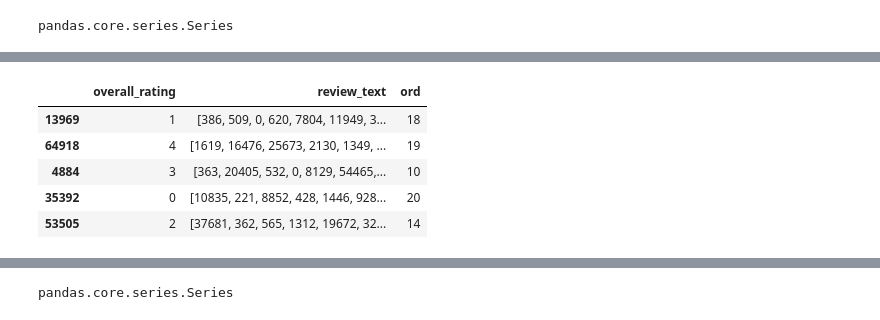
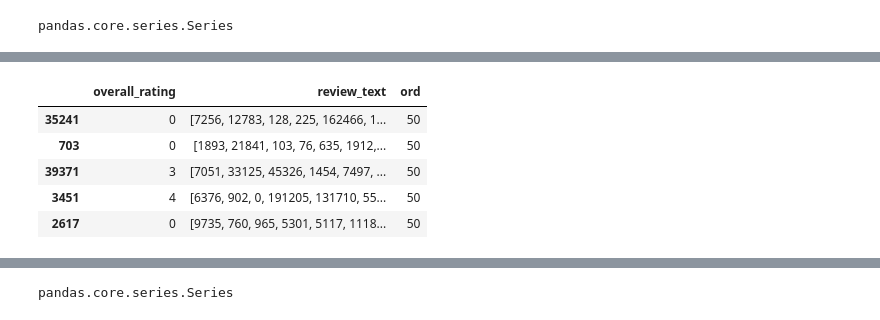
Before and after one commit to augustocamargo/NLPortugues_EP2, a Jupyter notebook: NLPortugues_EP2.ipynb, the cells around one changed output, grey strips where cells are left out. Drawn from its saved outputs; the diff is of its cells as text; code cells hidden in the pictures.

```diff
--- a/NLPortugues_EP2.ipynb
+++ b/NLPortugues_EP2.ipynb
@@ -215,15 +215,15 @@ def train_validate_test_split(df, train_percent=.65, validate_percent=.1, seed=4
 # %%
 b2wCorpusTrain, b2wCorpusValidate, b2wCorpusTest = train_validate_test_split(b2wCorpus)
 # %%
-#b2wCorpusTrain=b2wCorpusTrain.reindex(b2wCorpusTrain['ord'].sort_values(ascending=False).index)
+b2wCorpusTrain=b2wCorpusTrain.reindex(b2wCorpusTrain['ord'].sort_values(ascending=False).index)
 b2wCorpusTrain.head()
 # %% [output]
 |  | overall_rating | review_text | ord |
-| 13969 | 1 | [386, 509, 0, 620, 7804, 11949, 3... | 18 |
-| 64918 | 4 | [1619, 16476, 25673, 2130, 1349, ... | 19 |
-| 4884 | 3 | [363, 20405, 532, 0, 8129, 54465,... | 10 |
-| 35392 | 0 | [10835, 221, 8852, 428, 1446, 928... | 20 |
-| 53505 | 2 | [37681, 362, 565, 1312, 19672, 32... | 14 |
+| 35241 | 0 | [7256, 12783, 128, 225, 162466, 1... | 50 |
+| 703 | 0 | [1893, 21841, 103, 76, 635, 1912,... | 50 |
+| 39371 | 3 | [7051, 33125, 45326, 1454, 7497, ... | 50 |
+| 3451 | 4 | [6376, 902, 0, 191205, 131710, 55... | 50 |
+| 2617 | 0 | [9735, 760, 965, 5301, 5117, 1118... | 50 |
 # %%
 #b2wCorpusValidate=b2wCorpusValidate.reindex(b2wCorpusValidate['ord'].sort_values(ascending=False).index)
 b2wCorpusValidate.head
```
Also changed, not shown: parts of 9 cells of this notebook.
